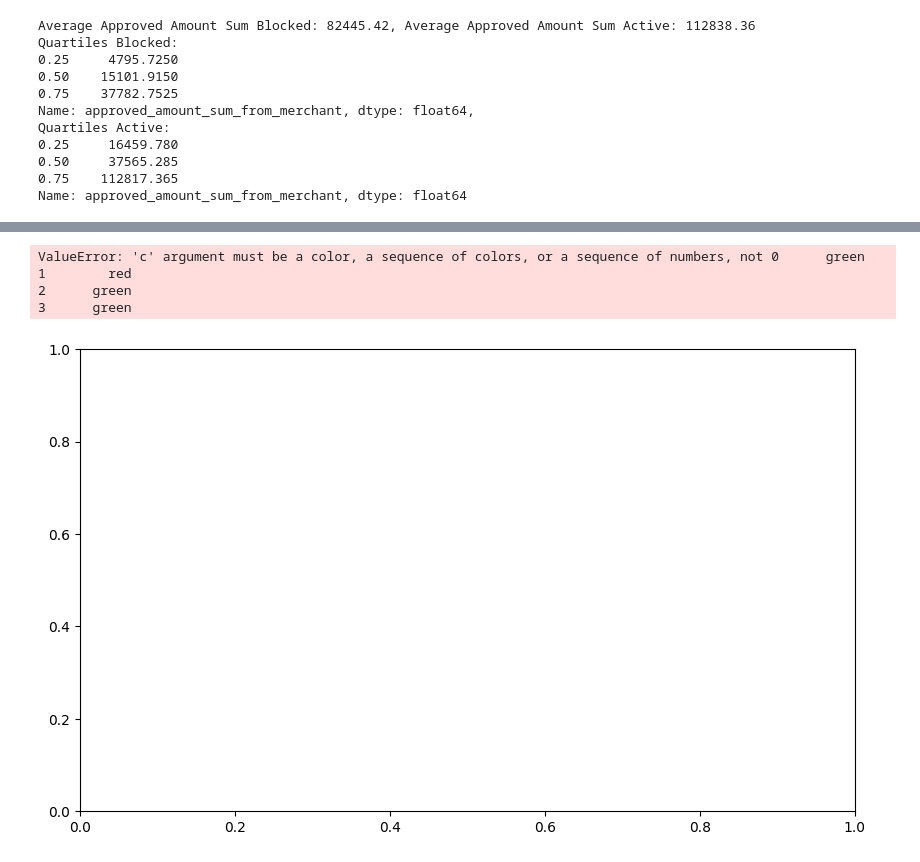
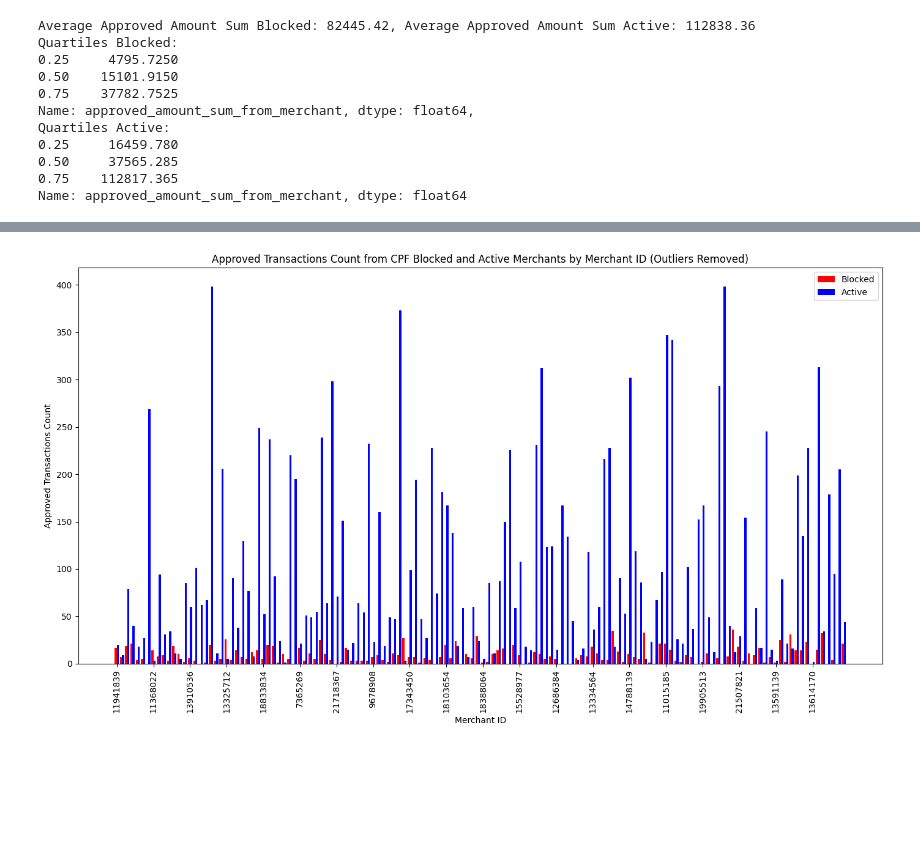
Before and after one commit to clesson-roberto/CP_International_Alert, a Jupyter notebook: CP_Internacional_BIN_Exploit_Analysis.ipynb, the cells around one changed output, grey strips where cells are left out. Saved outputs shown, nothing was run; the diff lists cells and outputs as text; code cells hidden in the pictures; blank space fills up the shorter version.

```diff
--- a/CP_Internacional_BIN_Exploit_Analysis.ipynb
+++ b/CP_Internacional_BIN_Exploit_Analysis.ipynb
@@ -310,14 +268,50 @@ plt.show()
-# %%
-fig, ax = plt.subplots(figsize=(10, 6))
-colors = {'active': 'green', 'blocked': 'red'}
-ax.scatter(data['international_cid'], data['domestic_cid'], c=data['status'].map(colors))
-ax.set_xlabel('International CID')
-ax.set_ylabel('Domestic CID')
-ax.set_title('CID Concentration and Status')
-plt.show()
-# %% [output]
-ValueError: 'c' argument must be a color, a sequence of colors, or a sequence of numbers, not 0      green
-1        red
-2      green
-3      green
-[figure, removed]
+# %%
+
+
+# Removing outliers using the IQR method
+Q1 = blocked_data_cpf['approved_transactions_count_from_merchant'].quantile(0.25)
+Q3 = blocked_data_cpf['approved_transactions_count_from_merchant'].quantile(0.75)
+IQR = Q3 - Q1
+
+# Filtering out the outliers
+filtered_data_blocked = blocked_data_cpf[~((blocked_data_cpf['approved_transactions_count_from_merchant'] < (Q1 - 1.5 * IQR)) | (blocked_data_cpf['approved_transactions_count_from_merchant'] > (Q3 + 1.5 * IQR)))]
+
+# Filtering data for active merchants
+active_data_cpf = data_cpf[data_cpf['status'] == 'active']
+
+# Removing outliers using the IQR method for active merchants
+Q1_active = active_data_cpf['approved_transactions_count_from_merchant'].quantile(0.25)
+Q3_active = active_data_cpf['approved_transactions_count_from_merchant'].quantile(0.75)
+IQR_active = Q3_active - Q1_active
+
+# Filtering out the outliers for active merchants
+filtered_data_active = active_data_cpf[~((active_data_cpf['approved_transactions_count_from_merchant'] < (Q1_active - 1.5 * IQR_active)) | (active_data_cpf['approved_transactions_count_from_merchant'] > (Q3_active + 1.5 * IQR_active)))]
+
+# Ensure the lengths are equal
+min_length = min(len(filtered_data_blocked), len(filtered_data_active))
+filtered_data_blocked = filtered_data_blocked.head(min_length)
+filtered_data_active = filtered_data_active.head(min_length)
+
+# Plotting a bar plot to visualize approved_transactions_count_from_merchant by merchant_id for filtered blocked and active merchants
+fig, ax = plt.subplots(figsize=(14, 8))
+
+positions_blocked = range(len(filtered_data_blocked))
+positions_active = [pos + 0.4 for pos in positions_blocked]
+
+ax.bar(positions_blocked, filtered_data_blocked['approved_transactions_count_from_merchant'], width=0.4, color='red', label='Blocked')
+ax.bar(positions_active, filtered_data_active['approved_transactions_count_from_merchant'], width=0.4, color='blue', label='Active')
+
+ax.set_xlabel('Merchant ID')
+ax.set_ylabel('Approved Transactions Count')
+ax.set_title('Approved Transactions Count from CPF Blocked and Active Merchants by Merchant ID (Outliers Removed)')
+
+# Adjusting x-axis labels to show only a subset for better readability
+step = max(1, len(filtered_data_blocked) // 20)
+ax.set_xticks([pos + 0.4 / 2 for pos in range(0, len(filtered_data_blocked), step)])
+ax.set_xticklabels(filtered_data_blocked['merchant_id'].astype(str)[::step], rotation=90)
+
+ax.legend()
+plt.tight_layout()
+plt.show()
+# %% [output]
+[figure, added]
```
Also changed, not shown: parts of 6 cells of this notebook.
